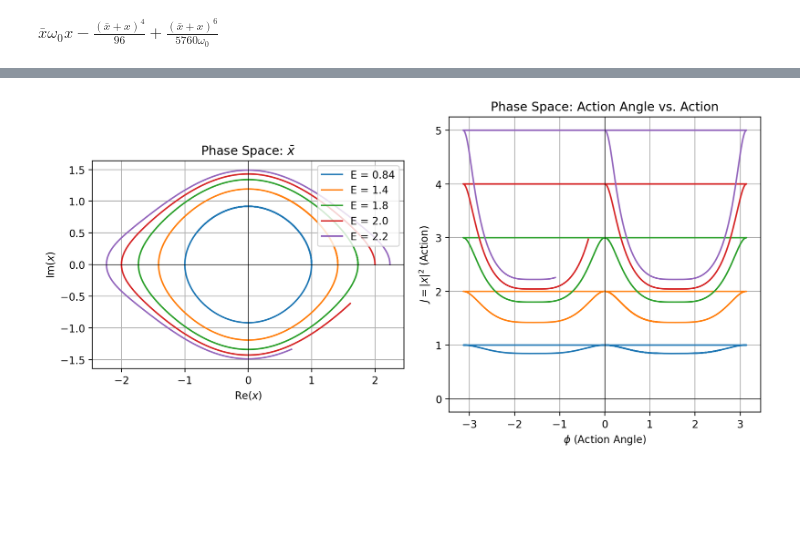
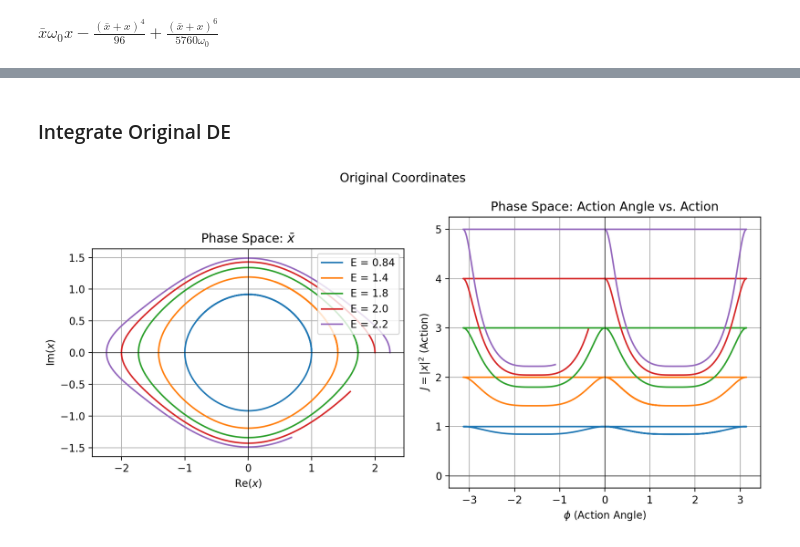
Before and after one commit to kavidey/action-angle-discovery, a Jupyter notebook: sympy example.ipynb, the cells around one changed output, grey strips where cells are left out. Drawn from its saved outputs; the diff is of its cells as text; code cells hidden in the pictures; blank space fills up the shorter version.

```diff
--- a/sympy example.ipynb
+++ b/sympy example.ipynb
@@ -64,6 +72,3 @@ xp_bar = lie_transformation(x_bar, -chi, lie_order)
 
 xp_f = lambdify([x, x_bar, omega_0], xp)
 xp_bar_f = lambdify([x, x_bar, omega_0], xp_bar)
-# %%
-z = np.linspace(0, 5, 1000)
-plt.plot(z, h_f(z + 0j, 0 + 0j, 1).real)
@@ -73,3 +75,5 @@ plt.plot(z, h_f(z + 0j, 0 + 0j, 1).real)
+# %% [markdown]
+### Integrate Original DE
 # %%
 # Differentiate with respect to x_bar
 dhdx_bar = lambdify([x, x_bar, omega_0], h.diff(x_bar) * I)
@@ -107,31 +111,33 @@ for i in range(len(energy_levels)):
 
     # Compute action variable J and action angle phi
     J_sol = np.abs(x_sol) ** 2
     phi_sol = np.angle(x_sol)
 
     # Plot phase space for x
     axes[0].plot(x_sol.real, x_sol.imag, label=f"E = {h_f(x_sol[0], x_bar_sol[0], omega_0_val).real:.2}")
 
     # Plot action angle space
     axes[1].plot(phi_sol, J_sol)
 
 axes[0].legend(loc="upper right")
 axes[0].set_xlabel(r'Re$(x)$')
 axes[0].set_ylabel(r'Im$(x)$')
 axes[0].set_title(r'Phase Space: $\bar{x}$')
 axes[0].axhline(0, color='black', linewidth=0.5)
 axes[0].axvline(0, color='black', linewidth=0.5)
 axes[0].grid()
 axes[0].set_aspect('equal')
 
 axes[1].set_xlabel(r'$\phi$ (Action Angle)')
 axes[1].set_ylabel(r'$J = |x|^2$ (Action)')
 axes[1].set_title('Phase Space: Action Angle vs. Action')
 axes[1].axhline(0, color='black', linewidth=0.5)
 axes[1].axvline(0, color='black', linewidth=0.5)
 axes[1].grid()
 
+plt.suptitle("Original Coordinates")
+
 plt.tight_layout()
 plt.show()
 # %% [output]
-[figure, old version]
+[figure, new version]
```
Also changed, not shown: parts of 16 cells of this notebook.
